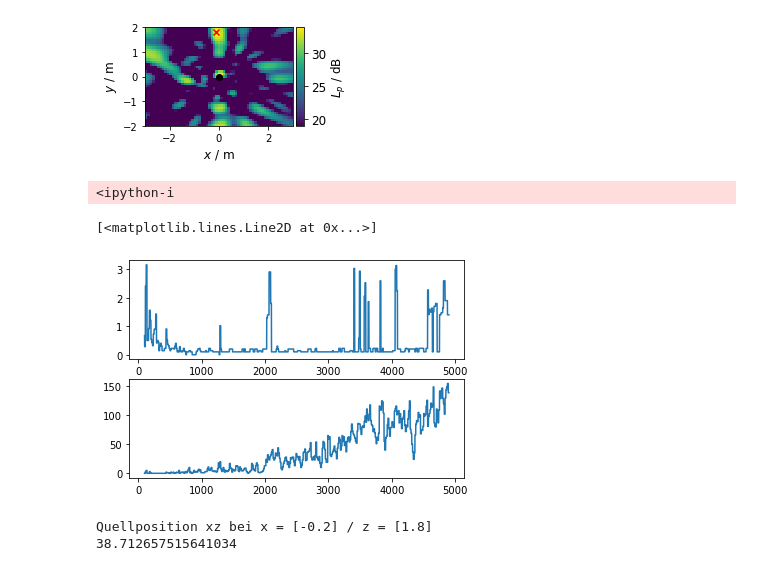
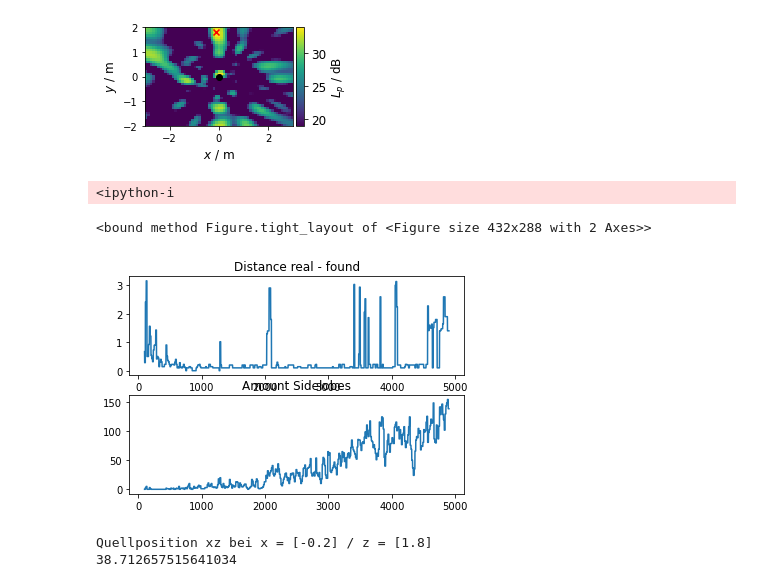
Before and after one commit to AdiBugaddi/MAP_eval, a Jupyter notebook: Auswertungsskript_3D.ipynb, the cells around one changed output. Cells and saved outputs as stored; diff of their text form; code cells hidden in the pictures.

```diff
--- a/Auswertungsskript_3D.ipynb
+++ b/Auswertungsskript_3D.ipynb
@@ -235,29 +235,32 @@ Quellposition xy bei x = [-0.1] / y = [1.8]
 # %%
 
 dist_x_y = []
 amount_sidelobes = []
 freq_max_minus = 100
 
 for freq in range (f_min,f_max-freq_max_minus):
     pm = bb.synthetic(freq, bandwidth_dict[bandwith])
     map_z = np.sum(pm,2)
     mx = acoular.L_p(map_z.max())
     Lm_z = acoular.L_p(map_z)
     max_pegel_z = max_pegel(Lm_z, tolerance)
     x_coord_max_front = np.where(Lm_z.T == max_pegel_z[0])[1]*rg.increment-((rg.x_max-rg.x_min)/2)
     y_coord_max_front = np.where(Lm_z.T == max_pegel_z[0])[0]*rg.increment-((rg.y_max-rg.y_min)/2)
     dist_x_y.append(get_euclidian_dist(x_coord_max_front, source_pos[0],y_coord_max_front,source_pos[0]))
     amount_sidelobes.append(len(max_pegel_z)-1)
 
 freq_plot = np.arange(f_min,f_max-freq_max_minus)
 fig, ax = plt.subplots(2)
 
 ax[0].plot(freq_plot, dist_x_y)
+ax[0].set_title('Distance real - found')
 ax[1].plot(freq_plot, amount_sidelobes)
+ax[1].set_title('Amount Sidelobes')
+fig.tight_layout
 # %% [output]
 <ipython-i
-[<matplotlib.lines.Line2D at 0x...>]
+<bound method Figure.tight_layout of <Figure size 432x288 with 2 Axes>>
-[figure, old version]
+[figure, new version]
 # %%
 fig = plt.figure(figsize=(6,6))
 map_y = np.sum(pm2,1)
```
Also changed, not shown: parts of 1 cell of this notebook.
